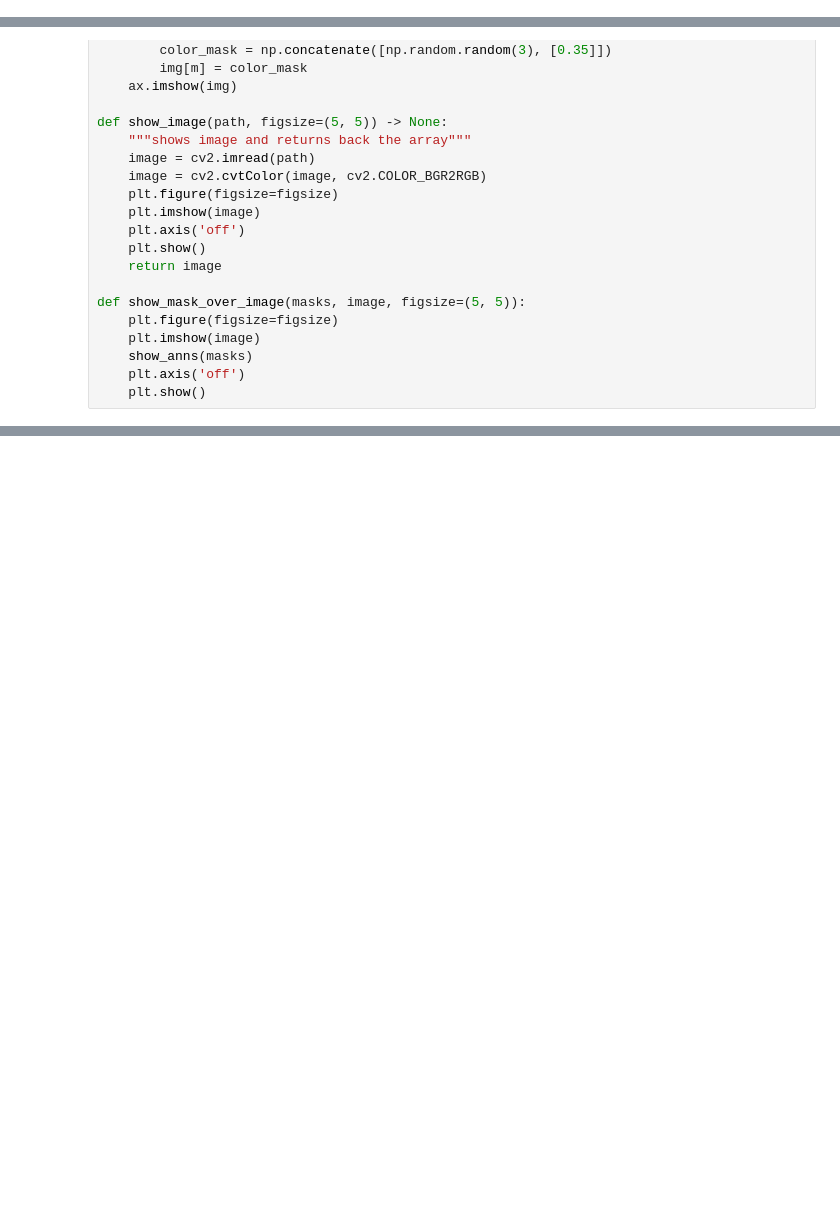
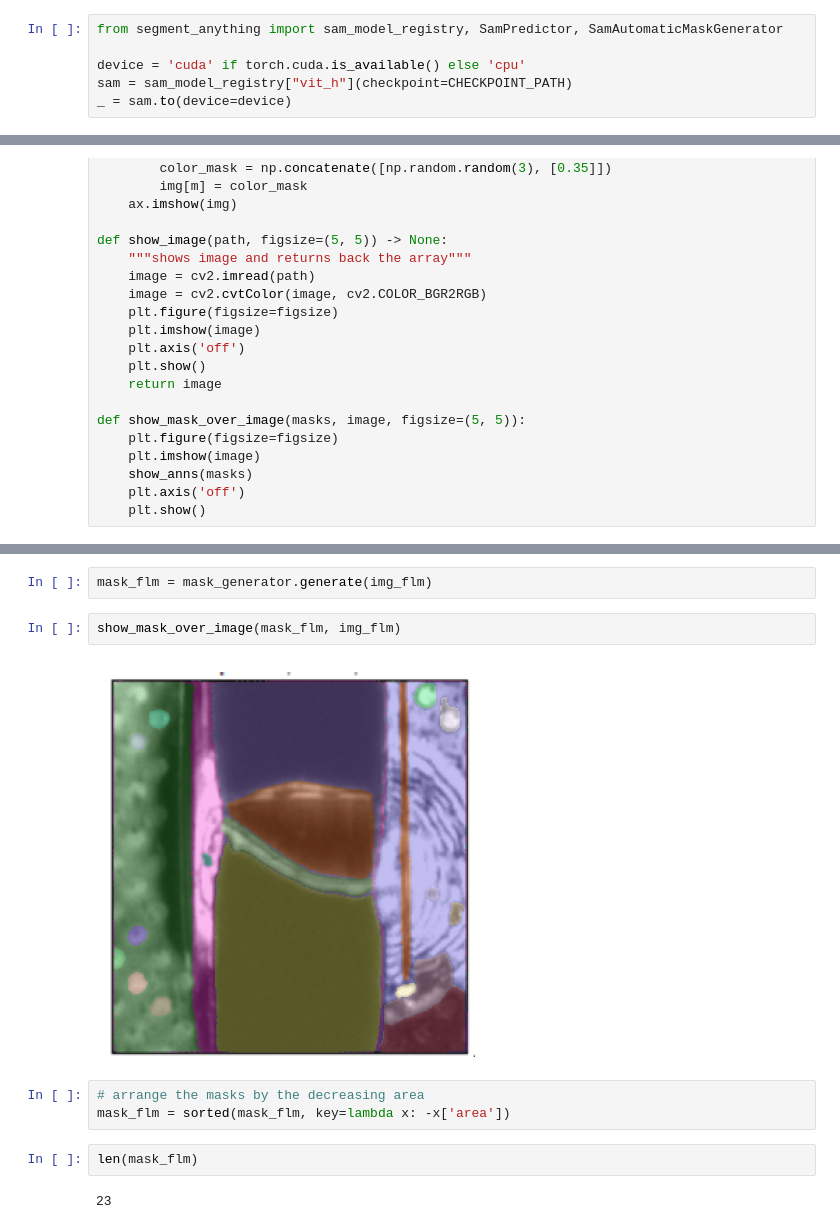
Before and after one commit to Sarztak/flm-tem-correlation, a Jupyter notebook: automatic_mask_generator_flm_tem.ipynb, the cells around one changed output, grey strips where cells are left out. Saved outputs shown, nothing was run; the diff lists cells and outputs as text; blank space fills up the shorter version.

```diff
--- a/automatic_mask_generator_flm_tem.ipynb
+++ b/automatic_mask_generator_flm_tem.ipynb
@@ -30,0 +76,6 @@ import cv2
+# %%
+from segment_anything import sam_model_registry, SamPredictor, SamAutomaticMaskGenerator
+
+device = 'cuda' if torch.cuda.is_available() else 'cpu'
+sam = sam_model_registry["vit_h"](checkpoint=CHECKPOINT_PATH)
+_ = sam.to(device=device)
@@ -200,0 +128,13 @@ m_kpts0, m_kpts1 = kpts0[matches[..., 0]], kpts1[matches[..., 1]]
+# %%
+mask_flm = mask_generator.generate(img_flm)
+# %%
+show_mask_over_image(mask_flm, img_flm)
+# %% [output]
+[figure, added]
+# %%
+# arrange the masks by the decreasing area
+mask_flm = sorted(mask_flm, key=lambda x: -x['area'])
+# %%
+len(mask_flm)
+# %% [output]
+23
```
Also changed, not shown: parts of 63 cells of this notebook.
